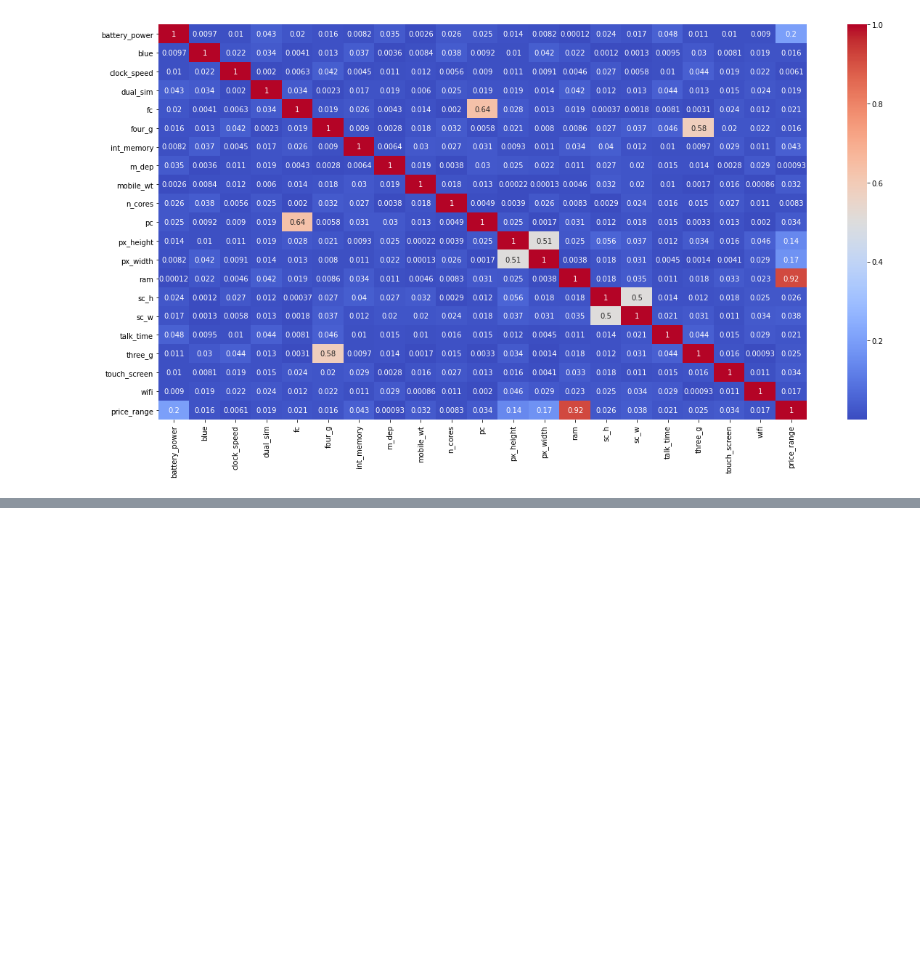
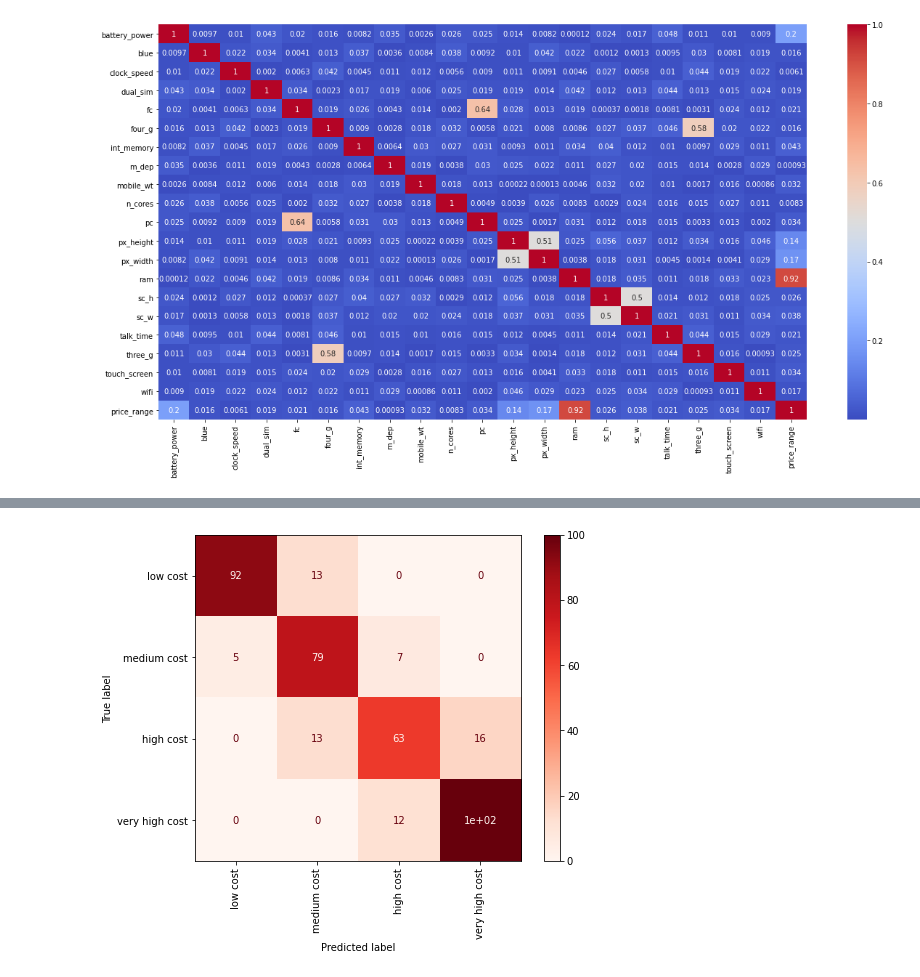
Before and after one commit to spandit98/Mobile-Price-Range-Prediction, a Jupyter notebook: Mobile_Price_Range_Prediction_Soumyadeep.ipynb, the cells around one changed output, grey strips where cells are left out. Cells and saved outputs as stored; diff of their text form; code cells hidden in the pictures; blank space fills up the shorter version.

```diff
--- a/Mobile_Price_Range_Prediction_Soumyadeep.ipynb
+++ b/Mobile_Price_Range_Prediction_Soumyadeep.ipynb
@@ -351,0 +422,4 @@ sns.heatmap(abs(corr),cmap='coolwarm',annot=True)
+# %%
+#Dropping the columns with importance value below 9
+X=df[['ram', 'battery_power', 'px_height', 'px_width','mobile_wt','int_memory','sc_w','talk_time','fc','sc_h','pc','n_cores']]
+Y=df['price_range']
@@ -351,0 +479,7 @@ sns.heatmap(abs(corr),cmap='coolwarm',annot=True)
+# %%
+class_names = ['low cost','medium cost', 'high cost', 'very high cost']
+# %%
+plot_confusion_matrix(clsr, X_test, y_test, cmap=plt1.cm.Reds, display_labels=class_names, xticks_rotation='vertical')
+plt1.show()
+# %% [output]
+[figure, added]
```
Also changed, not shown: parts of 86 cells of this notebook.
